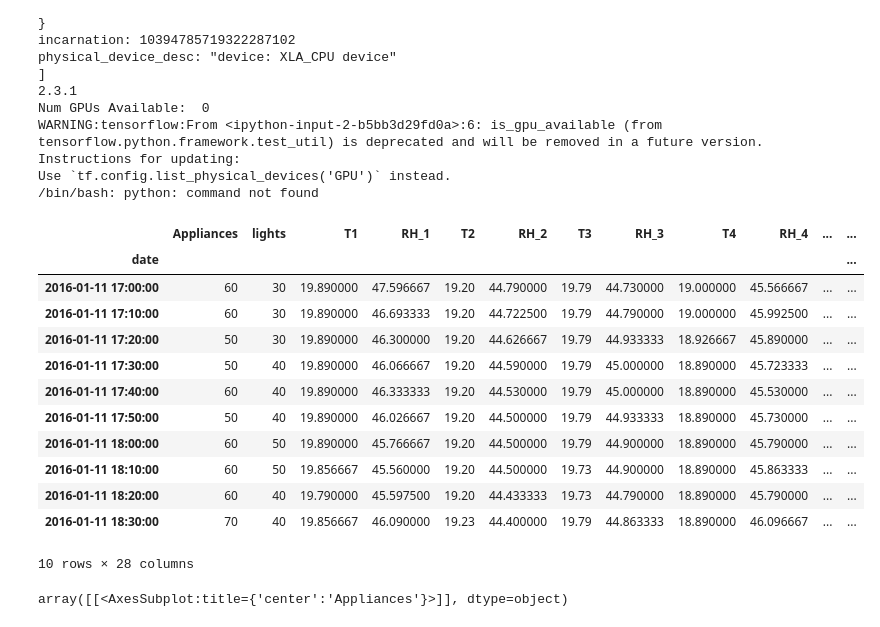
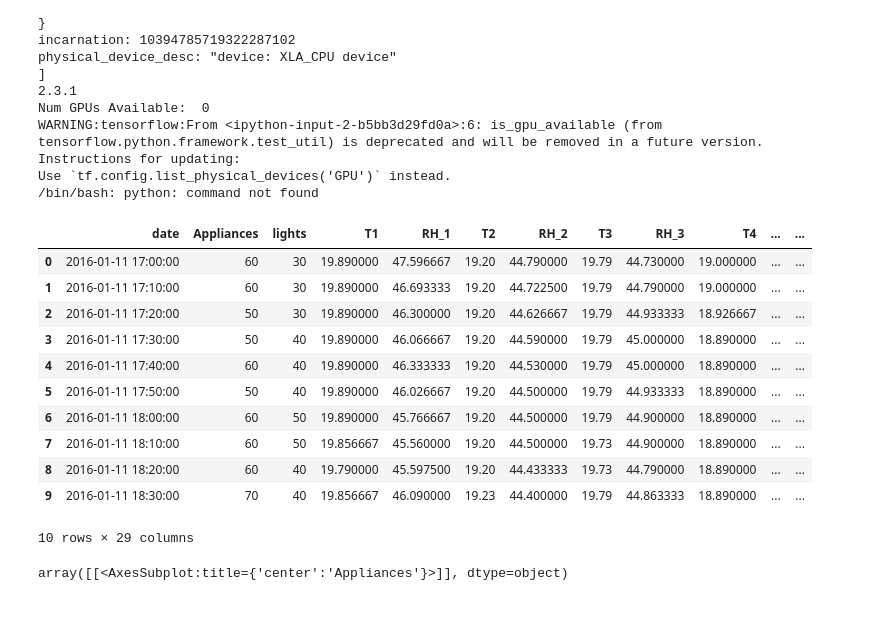
Before and after one commit to efeyusuf/MICS, a Jupyter notebook: energy_appliances_control_directly.ipynb, the cells around one changed output. Drawn from its saved outputs; the diff is of its cells as text; code cells hidden in the pictures.

```diff
--- a/energy_appliances_control_directly.ipynb
+++ b/energy_appliances_control_directly.ipynb
@@ -42,23 +42,22 @@ Use `tf.config.list_physical_devices('GPU')` instead.
 # %%
 dataset_dir = "./Datasets/energydata_complete.csv"
 # %%
-df = pd.read_csv(dataset_dir, index_col=0)
+df = pd.read_csv(dataset_dir, index_col=None)
 df = df.fillna(df.mean())
 df.head(10)
 # %% [output]
-|  | Appliances | lights | T1 | RH_1 | T2 | RH_2 | T3 | RH_3 | T4 | RH_4 | ... | ... |
-| date |  |  |  |  |  |  |  |  |  |  |  | ... |
-| 2016-01-11 17:00:00 | 60 | 30 | 19.890000 | 47.596667 | 19.20 | 44.790000 | 19.79 | 44.730000 | 19.000000 | 45.566667 | ... | ... |
-| 2016-01-11 17:10:00 | 60 | 30 | 19.890000 | 46.693333 | 19.20 | 44.722500 | 19.79 | 44.790000 | 19.000000 | 45.992500 | ... | ... |
-| 2016-01-11 17:20:00 | 50 | 30 | 19.890000 | 46.300000 | 19.20 | 44.626667 | 19.79 | 44.933333 | 18.926667 | 45.890000 | ... | ... |
-| 2016-01-11 17:30:00 | 50 | 40 | 19.890000 | 46.066667 | 19.20 | 44.590000 | 19.79 | 45.000000 | 18.890000 | 45.723333 | ... | ... |
-| 2016-01-11 17:40:00 | 60 | 40 | 19.890000 | 46.333333 | 19.20 | 44.530000 | 19.79 | 45.000000 | 18.890000 | 45.530000 | ... | ... |
-| 2016-01-11 17:50:00 | 50 | 40 | 19.890000 | 46.026667 | 19.20 | 44.500000 | 19.79 | 44.933333 | 18.890000 | 45.730000 | ... | ... |
-| 2016-01-11 18:00:00 | 60 | 50 | 19.890000 | 45.766667 | 19.20 | 44.500000 | 19.79 | 44.900000 | 18.890000 | 45.790000 | ... | ... |
-| 2016-01-11 18:10:00 | 60 | 50 | 19.856667 | 45.560000 | 19.20 | 44.500000 | 19.73 | 44.900000 | 18.890000 | 45.863333 | ... | ... |
-| 2016-01-11 18:20:00 | 60 | 40 | 19.790000 | 45.597500 | 19.20 | 44.433333 | 19.73 | 44.790000 | 18.890000 | 45.790000 | ... | ... |
-| 2016-01-11 18:30:00 | 70 | 40 | 19.856667 | 46.090000 | 19.23 | 44.400000 | 19.79 | 44.863333 | 18.890000 | 46.096667 | ... | ... |
+|  | date | Appliances | lights | T1 | RH_1 | T2 | RH_2 | T3 | RH_3 | T4 | ... | ... |
+| 0 | 2016-01-11 17:00:00 | 60 | 30 | 19.890000 | 47.596667 | 19.20 | 44.790000 | 19.79 | 44.730000 | 19.000000 | ... | ... |
+| 1 | 2016-01-11 17:10:00 | 60 | 30 | 19.890000 | 46.693333 | 19.20 | 44.722500 | 19.79 | 44.790000 | 19.000000 | ... | ... |
+| 2 | 2016-01-11 17:20:00 | 50 | 30 | 19.890000 | 46.300000 | 19.20 | 44.626667 | 19.79 | 44.933333 | 18.926667 | ... | ... |
+| 3 | 2016-01-11 17:30:00 | 50 | 40 | 19.890000 | 46.066667 | 19.20 | 44.590000 | 19.79 | 45.000000 | 18.890000 | ... | ... |
+| 4 | 2016-01-11 17:40:00 | 60 | 40 | 19.890000 | 46.333333 | 19.20 | 44.530000 | 19.79 | 45.000000 | 18.890000 | ... | ... |
+| 5 | 2016-01-11 17:50:00 | 50 | 40 | 19.890000 | 46.026667 | 19.20 | 44.500000 | 19.79 | 44.933333 | 18.890000 | ... | ... |
+| 6 | 2016-01-11 18:00:00 | 60 | 50 | 19.890000 | 45.766667 | 19.20 | 44.500000 | 19.79 | 44.900000 | 18.890000 | ... | ... |
+| 7 | 2016-01-11 18:10:00 | 60 | 50 | 19.856667 | 45.560000 | 19.20 | 44.500000 | 19.73 | 44.900000 | 18.890000 | ... | ... |
+| 8 | 2016-01-11 18:20:00 | 60 | 40 | 19.790000 | 45.597500 | 19.20 | 44.433333 | 19.73 | 44.790000 | 18.890000 | ... | ... |
+| 9 | 2016-01-11 18:30:00 | 70 | 40 | 19.856667 | 46.090000 | 19.23 | 44.400000 | 19.79 | 44.863333 | 18.890000 | ... | ... |
-10 rows × 28 columns
+10 rows × 29 columns
 # %%
 df.hist(column="Appliances", bins=50)
 # %% [output]
```
Also changed, not shown: 2 other files.
